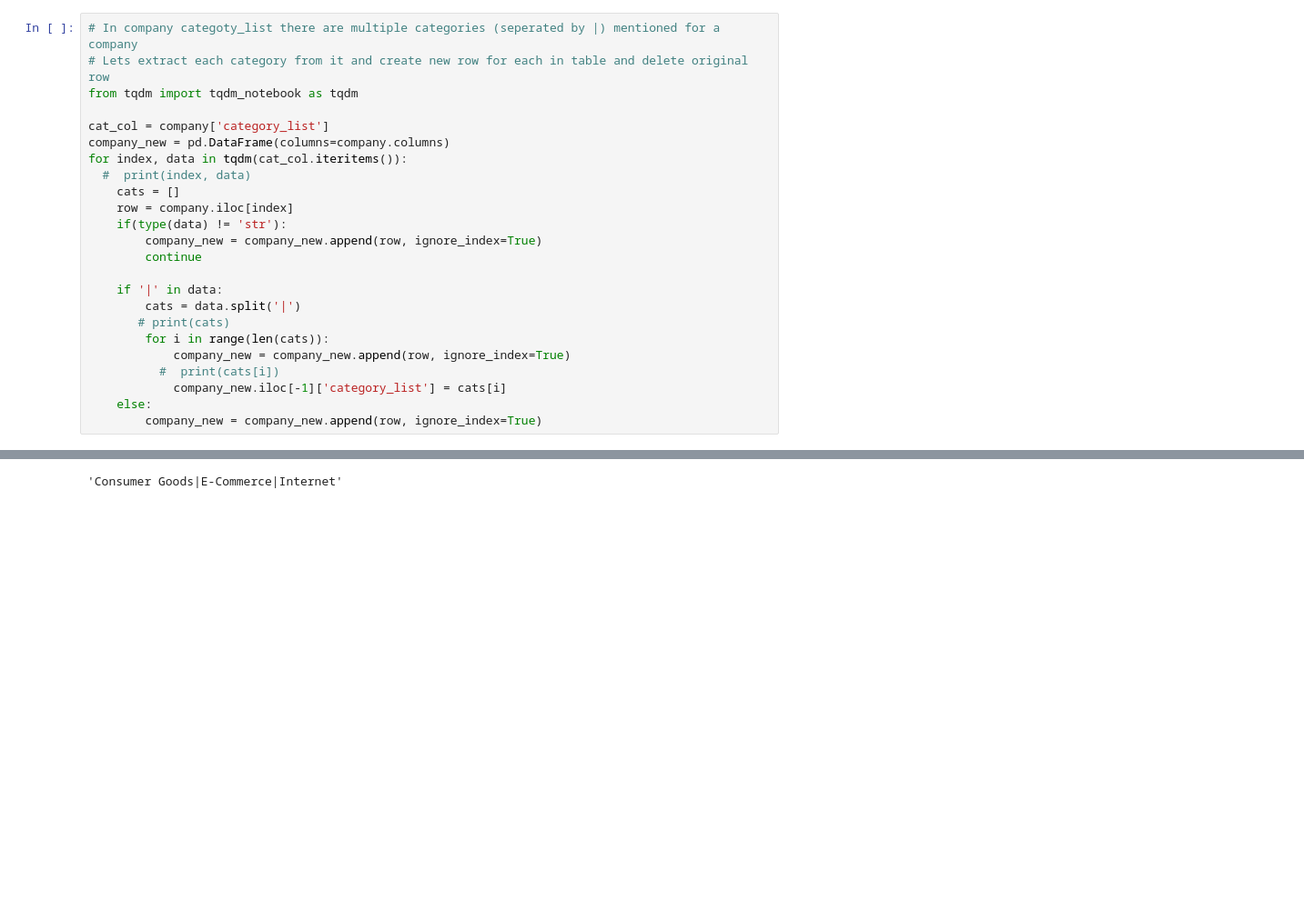
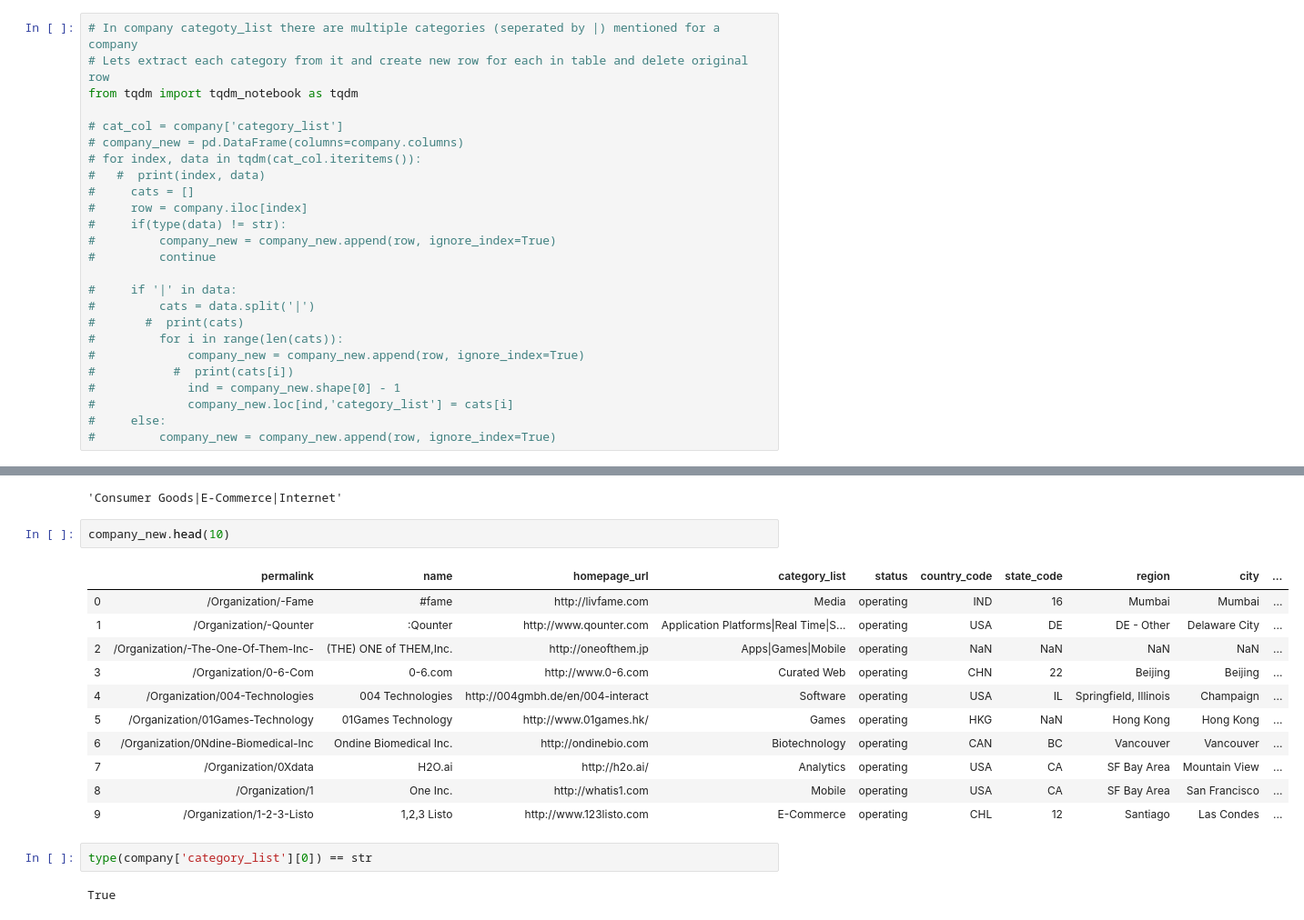
Before and after one commit to Akshaychikara/Company-s-Investment-Strategy---DS-Problem, a Jupyter notebook: Comapny's Investment Strategy.ipynb, the cells around one changed output, grey strips where cells are left out. Shown: that part at 91% size. Drawn from its saved outputs; the diff is of its cells as text; blank space fills up the shorter version.

```diff
--- a/Comapny's Investment Strategy.ipynb
+++ b/Comapny's Investment Strategy.ipynb
@@ -187,24 +187,25 @@ Name: category_list, dtype: int64
 # Lets extract each category from it and create new row for each in table and delete original row
 from tqdm import tqdm_notebook as tqdm
 
-cat_col = company['category_list']
-company_new = pd.DataFrame(columns=company.columns)
-for index, data in tqdm(cat_col.iteritems()):
-  #  print(index, data)
-    cats = []
-    row = company.iloc[index]
-    if(type(data) != 'str'):
-        company_new = company_new.append(row, ignore_index=True)
-        continue
+# cat_col = company['category_list']
+# company_new = pd.DataFrame(columns=company.columns)
+# for index, data in tqdm(cat_col.iteritems()):
+#   #  print(index, data)
+#     cats = []
+#     row = company.iloc[index]
+#     if(type(data) != str):
+#         company_new = company_new.append(row, ignore_index=True)
+#         continue
 
-    if '|' in data:
-        cats = data.split('|')
-       # print(cats)
-        for i in range(len(cats)):
-            company_new = company_new.append(row, ignore_index=True)
-          #  print(cats[i])
-            company_new.iloc[-1]['category_list'] = cats[i]
-    else:
-        company_new = company_new.append(row, ignore_index=True)
+#     if '|' in data:
+#         cats = data.split('|')
+#       #  print(cats)
+#         for i in range(len(cats)):
+#             company_new = company_new.append(row, ignore_index=True)
+#           #  print(cats[i])
+#             ind = company_new.shape[0] - 1
+#             company_new.loc[ind,'category_list'] = cats[i]
+#     else:
+#         company_new = company_new.append(row, ignore_index=True)
 # %% [output]
 [interactive output not drawn]
@@ -589,3 +602,21 @@ AttributeError: module 'numpy' has no attribute 'notnan'
  company.iloc[-1]['category_list']
 # %% [output]
 'Consumer Goods|E-Commerce|Internet'
+# %%
+company_new.head(10)
+# %% [output]
+|  | permalink | name | homepage_url | category_list | status | country_code | state_code | region | city | ... |
+| 0 | /Organization/-Fame | #fame | http://livfame.com | Media | operating | IND | 16 | Mumbai | Mumbai | ... |
+| 1 | /Organization/-Qounter | :Qounter | http://www.qounter.com | Application Platforms|Real Time|S... | operating | USA | DE | DE - Other | Delaware City | ... |
+| 2 | /Organization/-The-One-Of-Them-Inc- | (THE) ONE of THEM,Inc. | http://oneofthem.jp | Apps|Games|Mobile | operating | NaN | NaN | NaN | NaN | ... |
+| 3 | /Organization/0-6-Com | 0-6.com | http://www.0-6.com | Curated Web | operating | CHN | 22 | Beijing | Beijing | ... |
+| 4 | /Organization/004-Technologies | 004 Technologies | http://004gmbh.de/en/004-interact | Software | operating | USA | IL | Springfield, Illinois | Champaign | ... |
+| 5 | /Organization/01Games-Technology | 01Games Technology | http://www.01games.hk/ | Games | operating | HKG | NaN | Hong Kong | Hong Kong | ... |
+| 6 | /Organization/0Ndine-Biomedical-Inc | Ondine Biomedical Inc. | http://ondinebio.com | Biotechnology | operating | CAN | BC | Vancouver | Vancouver | ... |
+| 7 | /Organization/0Xdata | H2O.ai | http://h2o.ai/ | Analytics | operating | USA | CA | SF Bay Area | Mountain View | ... |
+| 8 | /Organization/1 | One Inc. | http://whatis1.com | Mobile | operating | USA | CA | SF Bay Area | San Francisco | ... |
+| 9 | /Organization/1-2-3-Listo | 1,2,3 Listo | http://www.123listo.com | E-Commerce | operating | CHL | 12 | Santiago | Las Condes | ... |
+# %%
+type(company['category_list'][0]) == str
+# %% [output]
+True
```
Also changed, not shown: parts of 18 cells of this notebook.
